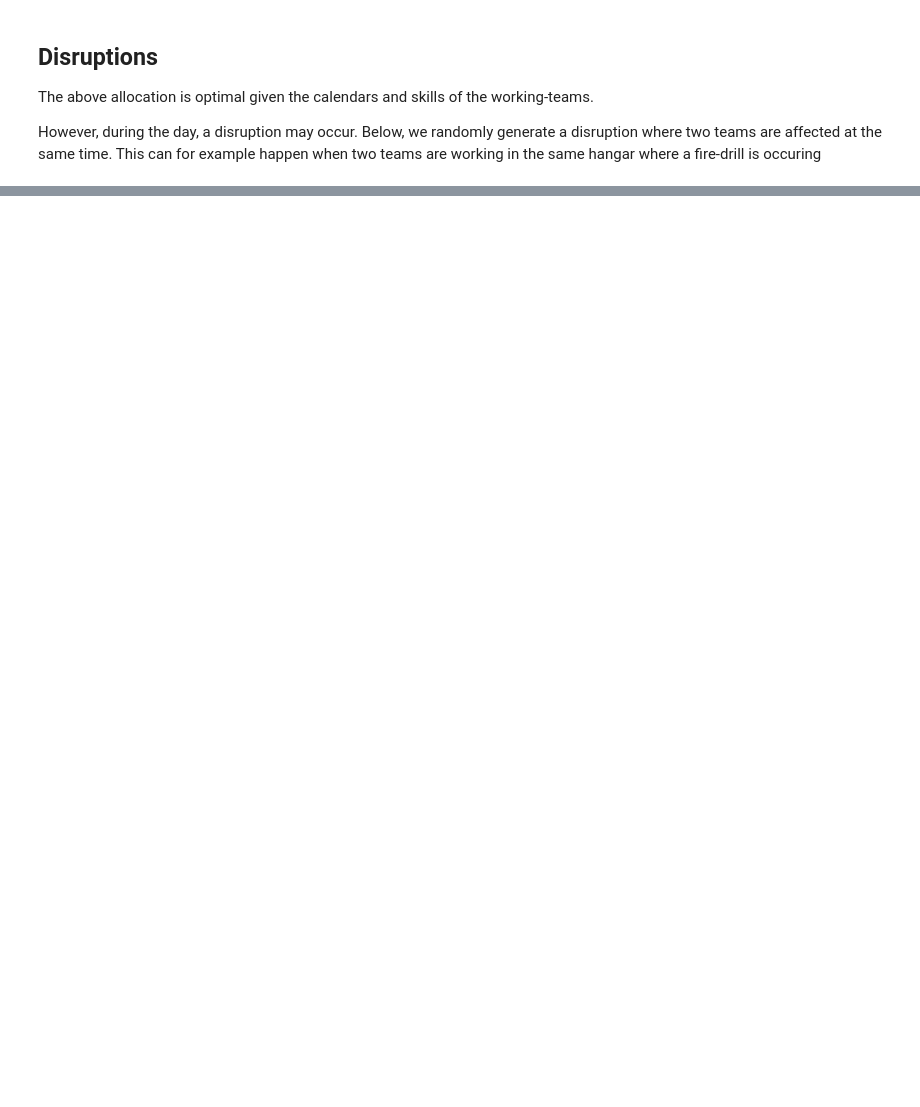
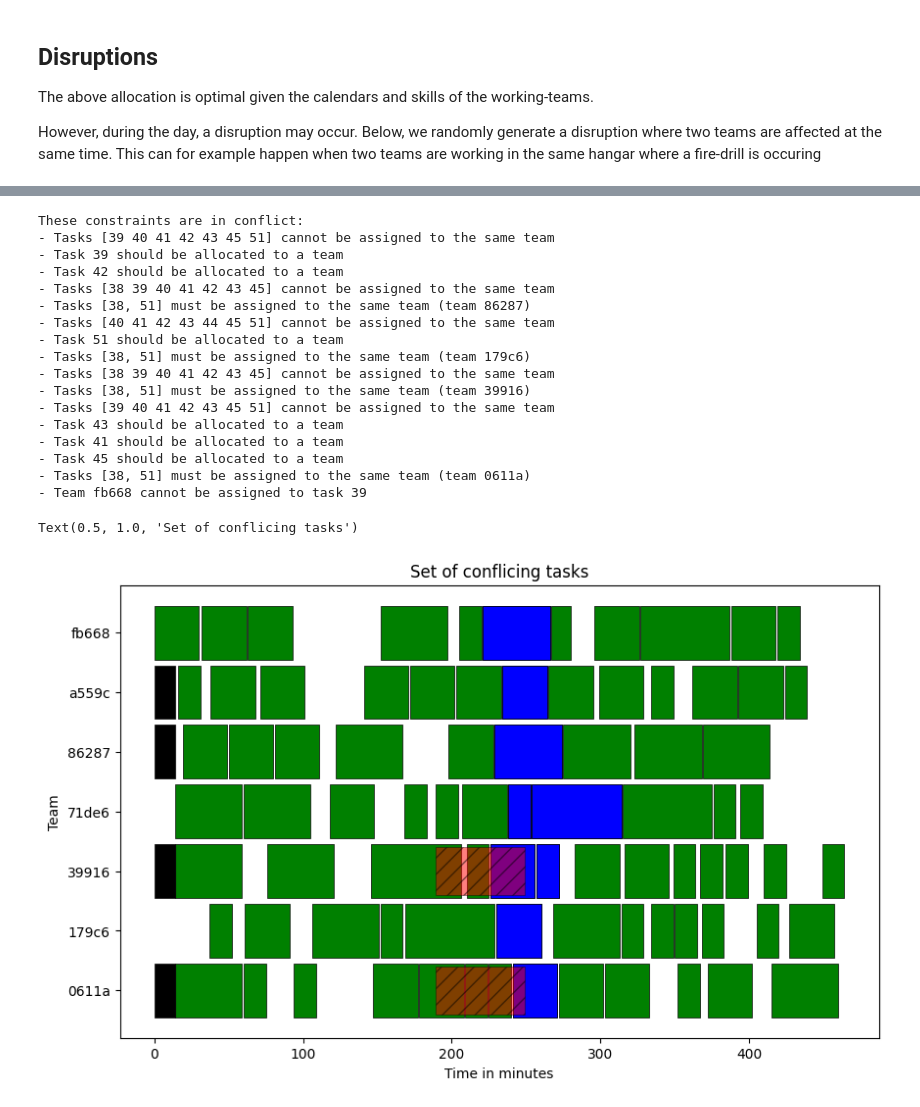
Before and after one commit to g-poveda/Explainable-Workforce-Scheduling, a Jupyter notebook: example_explain.ipynb, the cells around one changed output, grey strips where cells are left out. Saved outputs shown, nothing was run; the diff lists cells and outputs as text; code cells hidden in the pictures; blank space fills up the shorter version.

```diff
--- a/example_explain.ipynb
+++ b/example_explain.ipynb
@@ -94 +116,36 @@ fig, ax = model.visualize_original_solution_with_disruptions()
+# %%
+from cpmpy.transformations.normalize import toplevel_list
+from cpmpy.tools.explain import mus
+from cpmpy.transformations.get_variables import get_variables
+
+
+
+subset = mus(soft=model.soft, hard=model.hard, solver="exact")
+
+print("These constraints are in conflict:")
+for c in subset:
+    print("-", c)
+
+fig, ax = model.highlight_tasks(get_variables(subset), sol=orig_sol)
+ax.set_title("Set of conflicing tasks")
+# %% [output]
+These constraints are in conflict:
+- Tasks [39 40 41 42 43 45 51] cannot be assigned to the same team
+- Task 39 should be allocated to a team
+- Task 42 should be allocated to a team
+- Tasks [38 39 40 41 42 43 45] cannot be assigned to the same team
+- Tasks [38, 51] must be assigned to the same team (team 86287)
+- Tasks [40 41 42 43 44 45 51] cannot be assigned to the same team
+- Task 51 should be allocated to a team
+- Tasks [38, 51] must be assigned to the same team (team 179c6)
+- Tasks [38 39 40 41 42 43 45] cannot be assigned to the same team
+- Tasks [38, 51] must be assigned to the same team (team 39916)
+- Tasks [39 40 41 42 43 45 51] cannot be assigned to the same team
+- Task 43 should be allocated to a team
+- Task 41 should be allocated to a team
+- Task 45 should be allocated to a team
+- Tasks [38, 51] must be assigned to the same team (team 0611a)
+- Team fb668 cannot be assigned to task 39
+Text(0.5, 1.0, 'Set of conflicing tasks')
+[figure, added]
 # %% [markdown]
```
Also changed, not shown: parts of 14 cells of this notebook.
